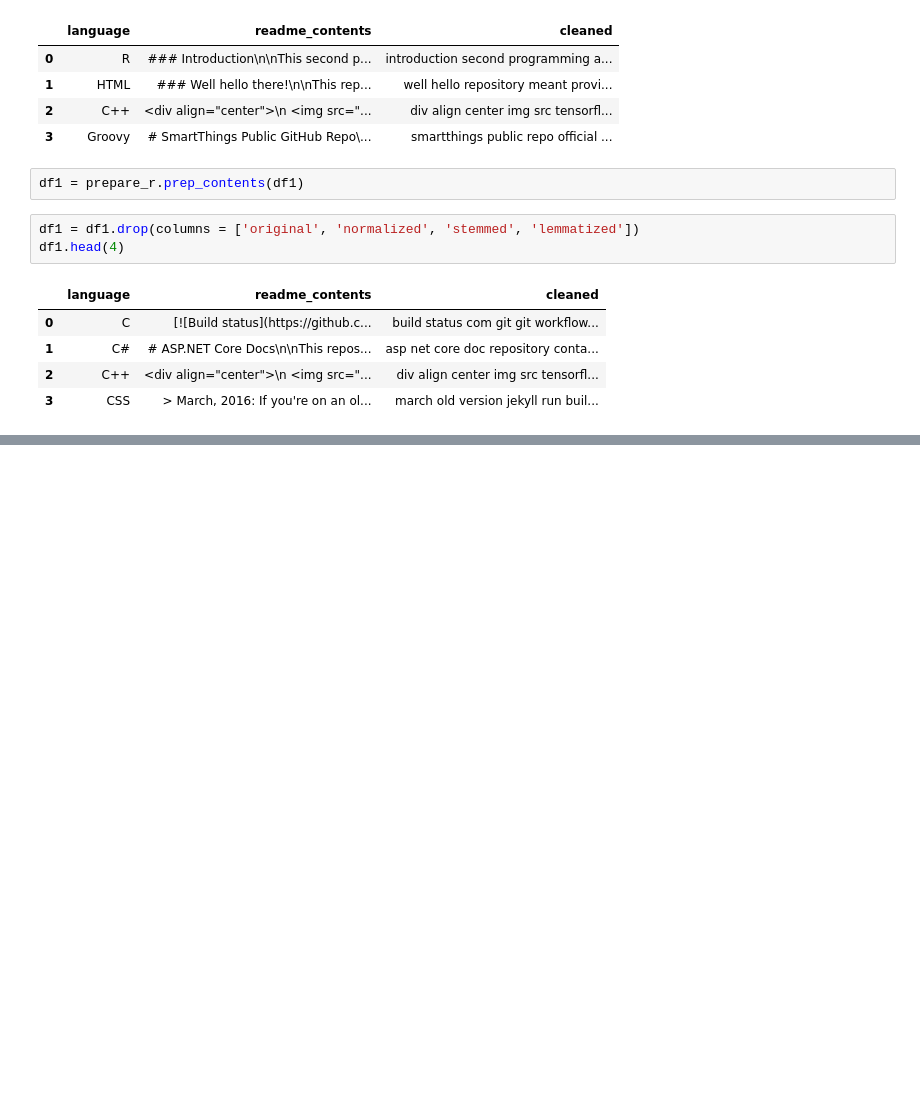
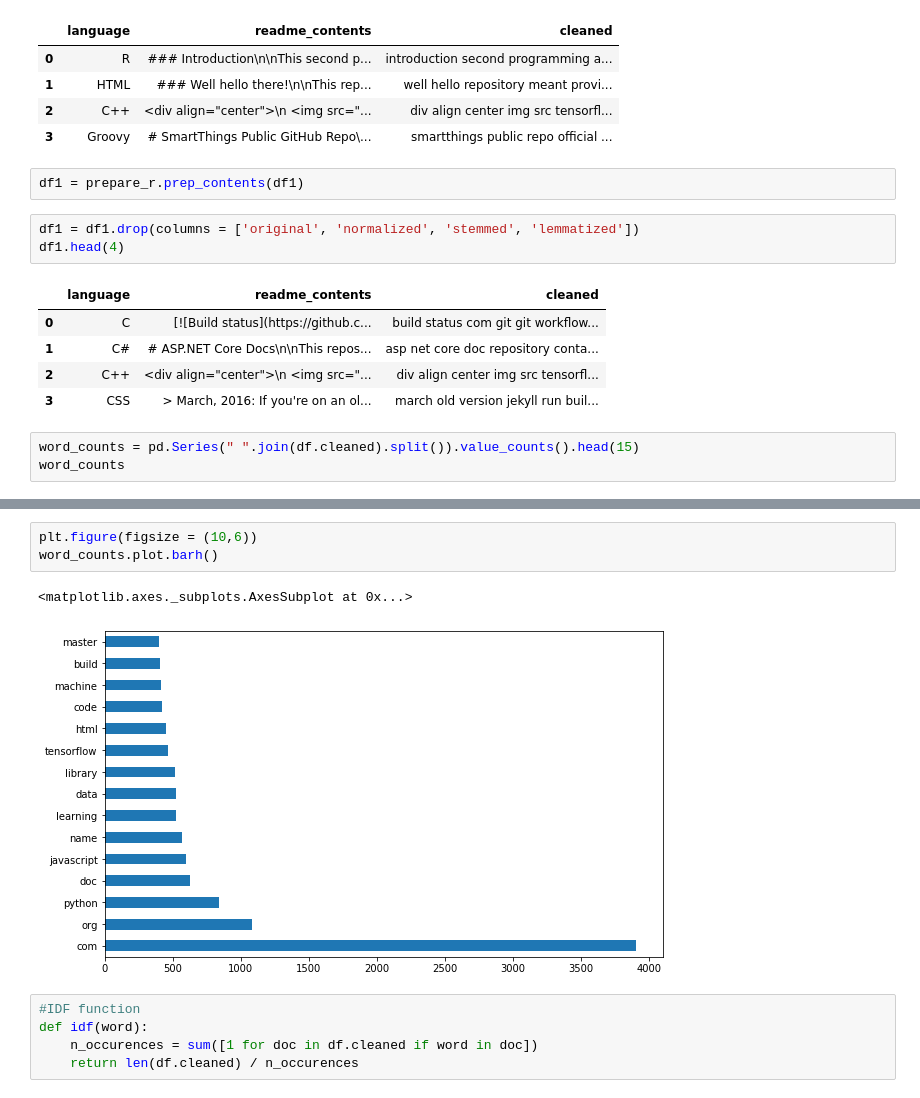
Before and after one commit to The-Tree-Muskeeters/git-language, a Jupyter notebook: nlp_project_ravinder.ipynb, the cells around one changed output, grey strips where cells are left out. Drawn from its saved outputs; the diff is of its cells as text; blank space fills up the shorter version.

```diff
--- a/nlp_project_ravinder.ipynb
+++ b/nlp_project_ravinder.ipynb
@@ -203,3 +204,6 @@ df1.head(4)
 | 1 | C# | # ASP.NET Core Docs\n\nThis repos... | asp net core doc repository conta... |
 | 2 | C++ | <div align="center">\n <img src="... | div align center img src tensorfl... |
 | 3 | CSS | > March, 2016: If you're on an ol... | march old version jekyll run buil... |
+# %%
+word_counts = pd.Series(" ".join(df.cleaned).split()).value_counts().head(15)
+word_counts
@@ -205,0 +227,11 @@ df1.head(4)
+# %%
+plt.figure(figsize = (10,6))
+word_counts.plot.barh()
+# %% [output]
+<matplotlib.axes._subplots.AxesSubplot at 0x...>
+[figure, added]
+# %%
+#IDF function
+def idf(word):
+    n_occurences = sum([1 for doc in df.cleaned if word in doc])
+    return len(df.cleaned) / n_occurences
```
Also changed, not shown: parts of 6 cells of this notebook.
